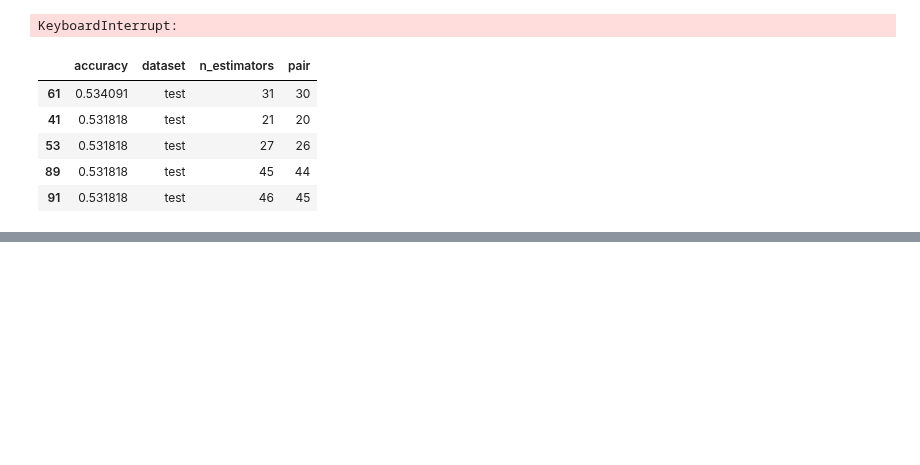
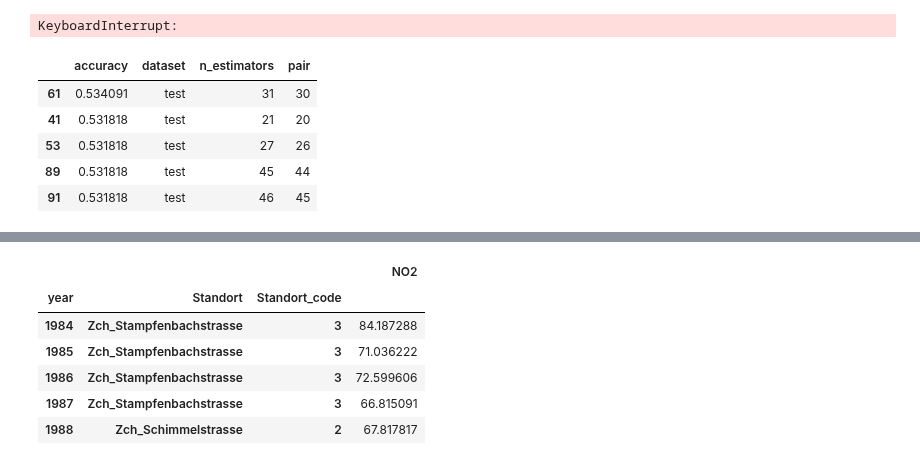
Before and after one commit to JitkaRantanen/AS2025_CO2-GroupProject, a Jupyter notebook: test_Selina.ipynb, the cells around one changed output, grey strips where cells are left out. Cells and saved outputs as stored; diff of their text form; code cells hidden in the pictures; blank space fills up the shorter version.

```diff
--- a/test_Selina.ipynb
+++ b/test_Selina.ipynb
@@ -279,0 +332,12 @@ df.sort_values(['dataset', 'accuracy'], ascending=[True, False]).head()
+# %%
+df_no2_year = pd.DataFrame(df_no2.groupby(["year", "Standort", "Standort_code"])["NO2"].mean())
+
+df_no2_year.head()
+# %% [output]
+|  |  |  | NO2 |
+| year | Standort | Standort_code |  |
+| 1984 | Zch_Stampfenbachstrasse | 3 | 84.187288 |
+| 1985 | Zch_Stampfenbachstrasse | 3 | 71.036222 |
+| 1986 | Zch_Stampfenbachstrasse | 3 | 72.599606 |
+| 1987 | Zch_Stampfenbachstrasse | 3 | 66.815091 |
+| 1988 | Zch_Schimmelstrasse | 2 | 67.817817 |
```
Also changed, not shown: parts of 13 cells of this notebook.
